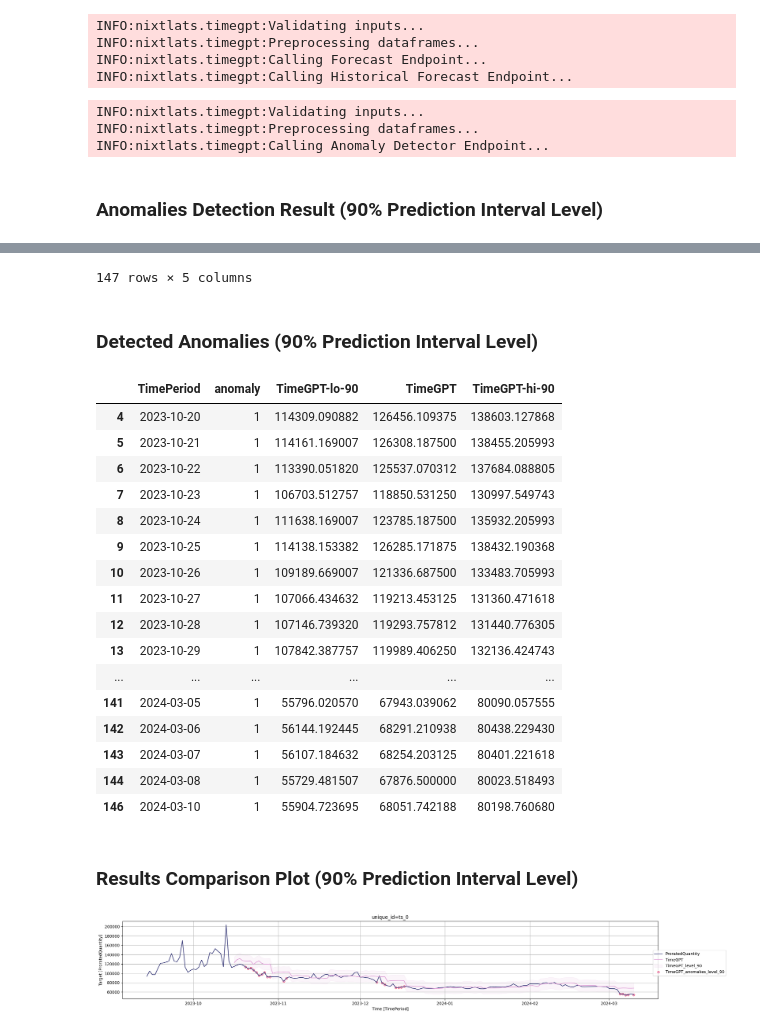
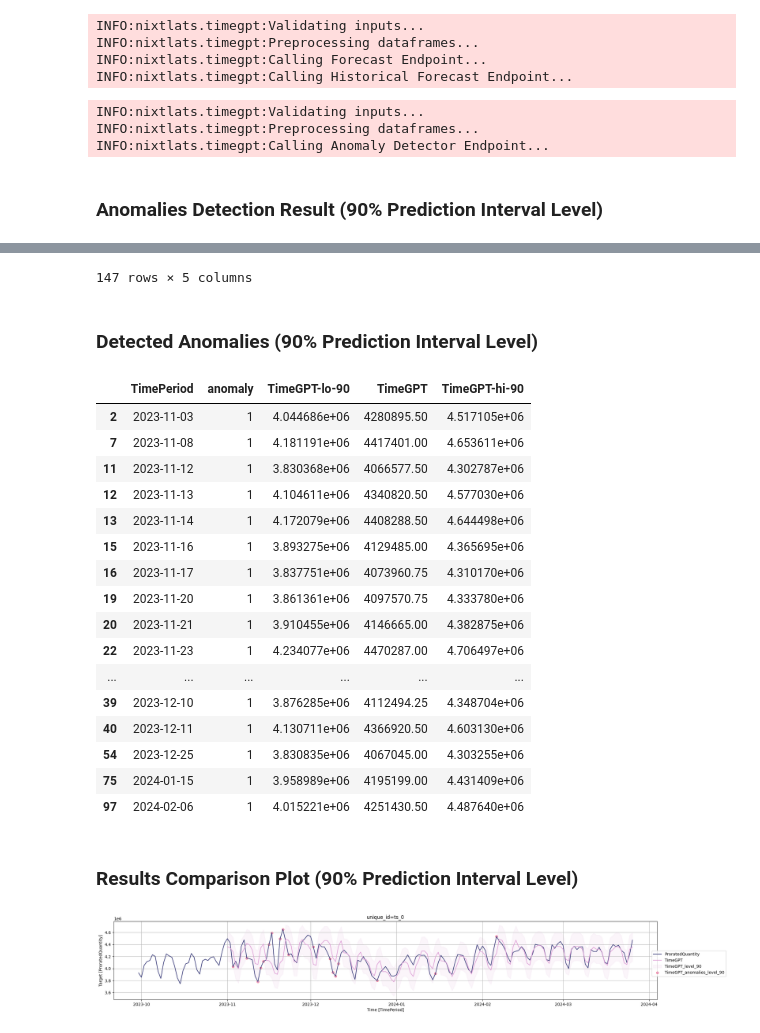
Before and after one commit to hawkjosh/timegptExplore, a Jupyter notebook: notebooks/billing2.ipynb, the cells around one changed output, grey strips where cells are left out. Drawn from its saved outputs; the diff is of its cells as text; code cells hidden in the pictures.

Commit message:
began testing multiple timeperiod scales on each dataset sample

```diff
--- a/notebooks/billing2.ipynb
+++ b/notebooks/billing2.ipynb
@@ -47,0 +42,11 @@ True
+# %%
+# Input params for sample billing data. The movePlusRename() function moves and renames the ADE query export file to this project directory and returns the new file name to be used in the dataPrep() function.
+
+df = "df"
+filename = movePlusRename(name="billing2_180")
+timeCol = "TimePeriod"
+dropCols = ["Tenant"]
+
+bd180 = dataPrep(df, filename, timeCol, dropCols)
+
+display(bd180.head())
@@ -48,3 +61,5 @@ True
+# %%
+timegpt = TimeGPT()
 # %%
 # Get current API token usage data
 
@@ -158,23 +153,23 @@ pd.testing.assert_series_equal(
 # %%
 # Run anomaly detection model, plot results compared with original data (prediction interval level 90 should identify more anomalies)
 
-bdDtct90 = timegpt.detect_anomalies(
-    bd, time_col="TimePeriod", target_col="ProratedQuantity", freq="D", level=90
+bd180Dtct90 = timegpt.detect_anomalies(
+    bd180, time_col="TimePeriod", target_col="ProratedQuantity", freq="D", level=90
 )
 
-bdAnms90 = bdDtct90[bdDtct90["anomaly"] == 1]
+bd180Anms90 = bd180Dtct90[bd180Dtct90["anomaly"] == 1]
 
-bdPlt90 = timegpt.plot(
-    bd, bdDtct90, time_col="TimePeriod", target_col="ProratedQuantity"
+bd180Plt90 = timegpt.plot(
+    bd180, bd180Dtct90, time_col="TimePeriod", target_col="ProratedQuantity"
 )
 
 display(
     Markdown("### Anomalies Detection Result (90% Prediction Interval Level)"),
-    bdDtct90,
+    bd180Dtct90,
     Markdown("### Detected Anomalies (90% Prediction Interval Level)"),
-    bdAnms90,
+    bd180Anms90,
     Markdown("### Results Comparison Plot (90% Prediction Interval Level)"),
-    bdPlt90,
+    bd180Plt90,
 )
 # %% [output]
 INFO:nixtlats.timegpt:Validating inputs...
@@ -196,24 +191,24 @@ INFO:nixtlats.timegpt:Calling Anomaly Detector Endpoint...
 147 rows × 5 columns
 ### Detected Anomalies (90% Prediction Interval Level)
 |  | TimePeriod | anomaly | TimeGPT-lo-90 | TimeGPT | TimeGPT-hi-90 |
-| 4 | 2023-10-20 | 1 | 114309.090882 | 126456.109375 | 138603.127868 |
-| 5 | 2023-10-21 | 1 | 114161.169007 | 126308.187500 | 138455.205993 |
-| 6 | 2023-10-22 | 1 | 113390.051820 | 125537.070312 | 137684.088805 |
-| 7 | 2023-10-23 | 1 | 106703.512757 | 118850.531250 | 130997.549743 |
-| 8 | 2023-10-24 | 1 | 111638.169007 | 123785.187500 | 135932.205993 |
-| 9 | 2023-10-25 | 1 | 114138.153382 | 126285.171875 | 138432.190368 |
-| 10 | 2023-10-26 | 1 | 109189.669007 | 121336.687500 | 133483.705993 |
-| 11 | 2023-10-27 | 1 | 107066.434632 | 119213.453125 | 131360.471618 |
-| 12 | 2023-10-28 | 1 | 107146.739320 | 119293.757812 | 131440.776305 |
-| 13 | 2023-10-29 | 1 | 107842.387757 | 119989.406250 | 132136.424743 |
+| 2 | 2023-11-03 | 1 | 4.044686e+06 | 4280895.50 | 4.517105e+06 |
+| 7 | 2023-11-08 | 1 | 4.181191e+06 | 4417401.00 | 4.653611e+06 |
+| 11 | 2023-11-12 | 1 | 3.830368e+06 | 4066577.50 | 4.302787e+06 |
+| 12 | 2023-11-13 | 1 | 4.104611e+06 | 4340820.50 | 4.577030e+06 |
+| 13 | 2023-11-14 | 1 | 4.172079e+06 | 4408288.50 | 4.644498e+06 |
+| 15 | 2023-11-16 | 1 | 3.893275e+06 | 4129485.00 | 4.365695e+06 |
+| 16 | 2023-11-17 | 1 | 3.837751e+06 | 4073960.75 | 4.310170e+06 |
+| 19 | 2023-11-20 | 1 | 3.861361e+06 | 4097570.75 | 4.333780e+06 |
+| 20 | 2023-11-21 | 1 | 3.910455e+06 | 4146665.00 | 4.382875e+06 |
+| 22 | 2023-11-23 | 1 | 4.234077e+06 | 4470287.00 | 4.706497e+06 |
 | ... | ... | ... | ... | ... | ... |
-| 141 | 2024-03-05 | 1 | 55796.020570 | 67943.039062 | 80090.057555 |
-| 142 | 2024-03-06 | 1 | 56144.192445 | 68291.210938 | 80438.229430 |
-| 143 | 2024-03-07 | 1 | 56107.184632 | 68254.203125 | 80401.221618 |
-| 144 | 2024-03-08 | 1 | 55729.481507 | 67876.500000 | 80023.518493 |
-| 146 | 2024-03-10 | 1 | 55904.723695 | 68051.742188 | 80198.760680 |
+| 39 | 2023-12-10 | 1 | 3.876285e+06 | 4112494.25 | 4.348704e+06 |
+| 40 | 2023-12-11 | 1 | 4.130711e+06 | 4366920.50 | 4.603130e+06 |
+| 54 | 2023-12-25 | 1 | 3.830835e+06 | 4067045.00 | 4.303255e+06 |
+| 75 | 2024-01-15 | 1 | 3.958989e+06 | 4195199.00 | 4.431409e+06 |
+| 97 | 2024-02-06 | 1 | 4.015221e+06 | 4251430.50 | 4.487640e+06 |
 ### Results Comparison Plot (90% Prediction Interval Level)
-[figure, old version]
+[figure, new version]
 # %%
 # Test detected anomalies against historical prediction interval level 90
 
```
Also changed, not shown: parts of 27 cells of this notebook, 22 other files.
